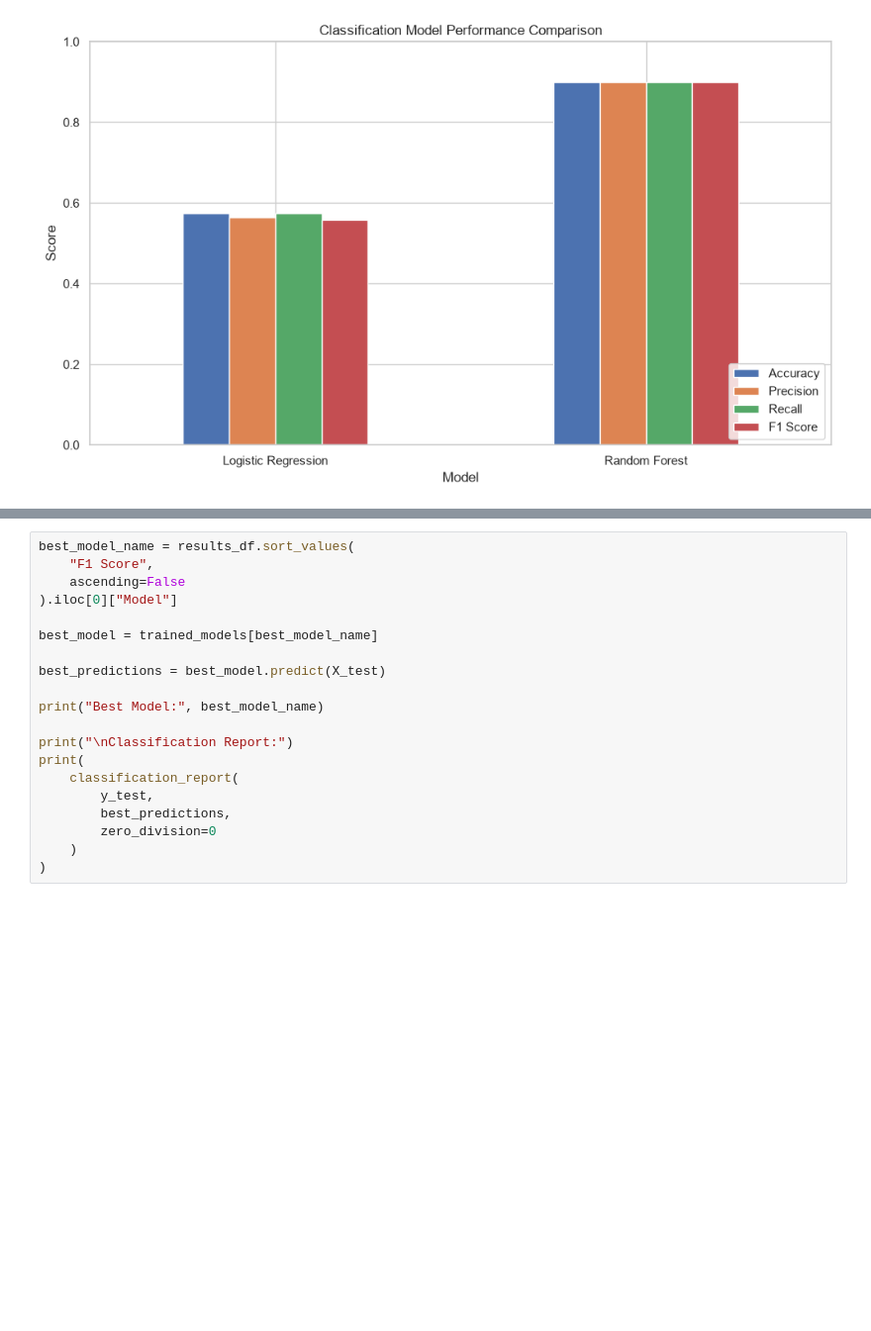
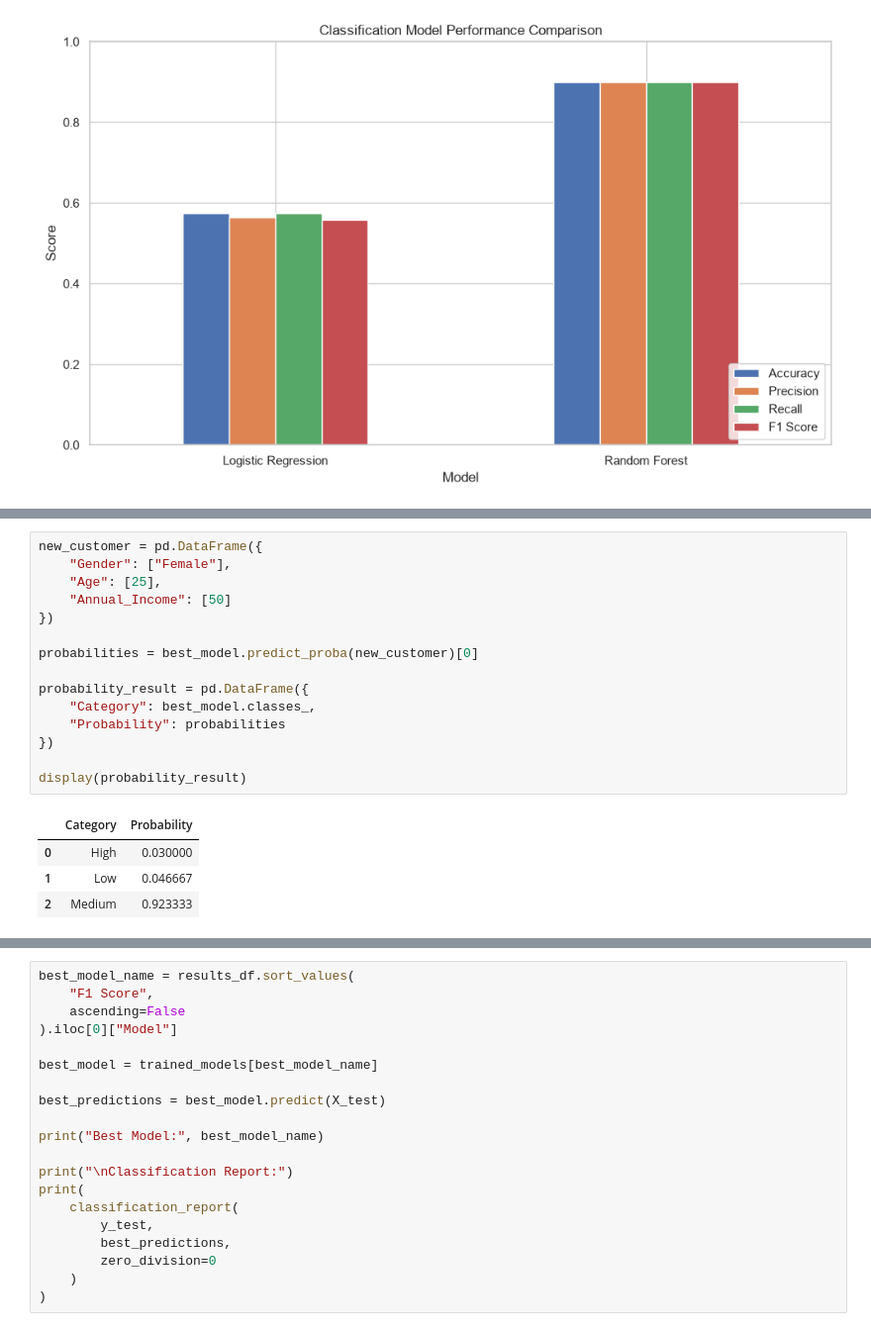
Before and after one commit to abhaybhargav2023-commits/customer_spending_prediction, a Jupyter notebook: customer_spending_prediction.ipynb, the cells around one changed output, grey strips where cells are left out. Shown at 99% size. Cells and saved outputs as stored; diff of their text form; blank space fills up the shorter version.

```diff
--- a/customer_spending_prediction.ipynb
+++ b/customer_spending_prediction.ipynb
@@ -624,0 +648,20 @@ plt.show()
+# %%
+new_customer = pd.DataFrame({
+    "Gender": ["Female"],
+    "Age": [25],
+    "Annual_Income": [50]
+})
+
+probabilities = best_model.predict_proba(new_customer)[0]
+
+probability_result = pd.DataFrame({
+    "Category": best_model.classes_,
+    "Probability": probabilities
+})
+
+display(probability_result)
+# %% [output]
+|  | Category | Probability |
+| 0 | High | 0.030000 |
+| 1 | Low | 0.046667 |
+| 2 | Medium | 0.923333 |
```
Also changed, not shown: parts of 8 cells of this notebook, 2 other files.
